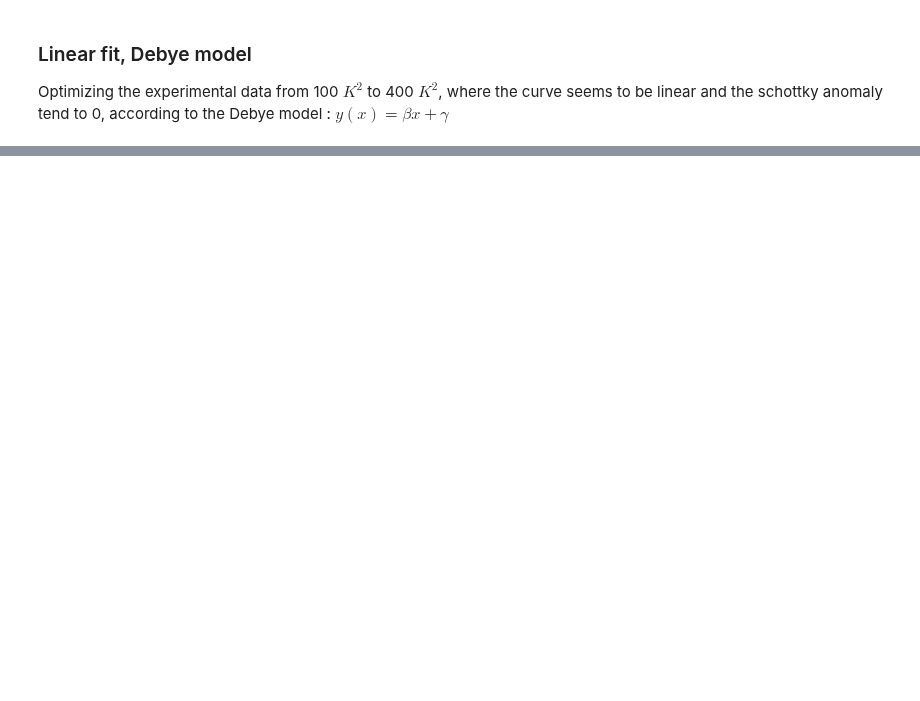
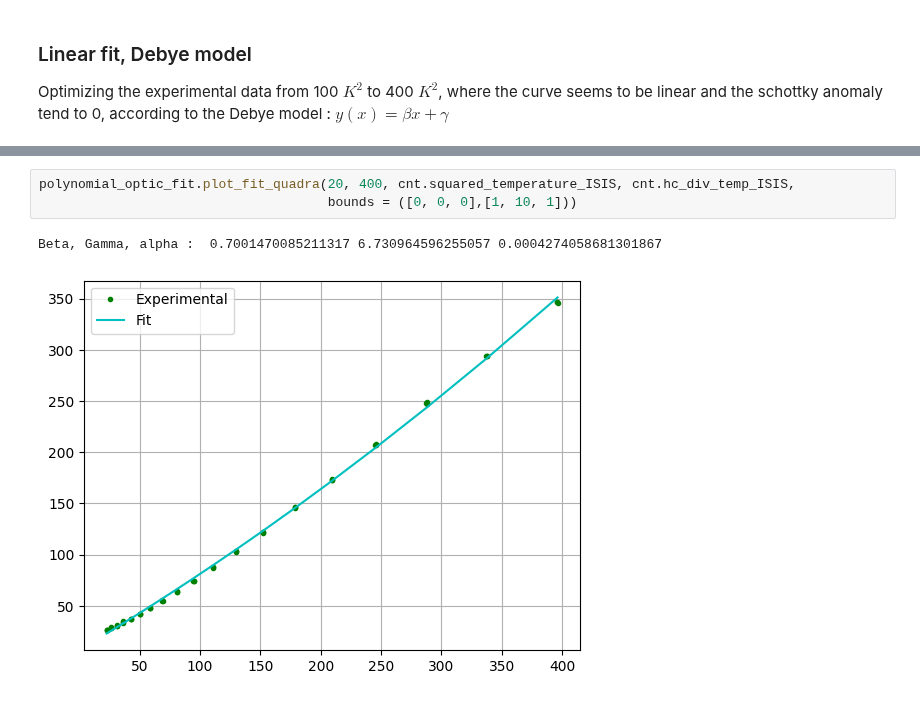
Before and after one commit to Gamal-on/YBCO, a Jupyter notebook: results_YBCO_overdoped.ipynb, the cells around one changed output, grey strips where cells are left out. Drawn from its saved outputs; the diff is of its cells as text; blank space fills up the shorter version.

```diff
--- a/results_YBCO_overdoped.ipynb
+++ b/results_YBCO_overdoped.ipynb
@@ -64,0 +68,6 @@ res = opt.curve_fit(nonlinear_optic_fit.model_optic, x, y)
+# %%
+polynomial_optic_fit.plot_fit_quadra(20, 400, cnt.squared_temperature_ISIS, cnt.hc_div_temp_ISIS,
+                                     bounds = ([0, 0, 0],[1, 10, 1]))
+# %% [output]
+Beta, Gamma, alpha :  0.7001470085211317 6.730964596255057 0.0004274058681301867
+[figure, added]
```
Also changed, not shown: parts of 5 cells of this notebook, 1 other file.
